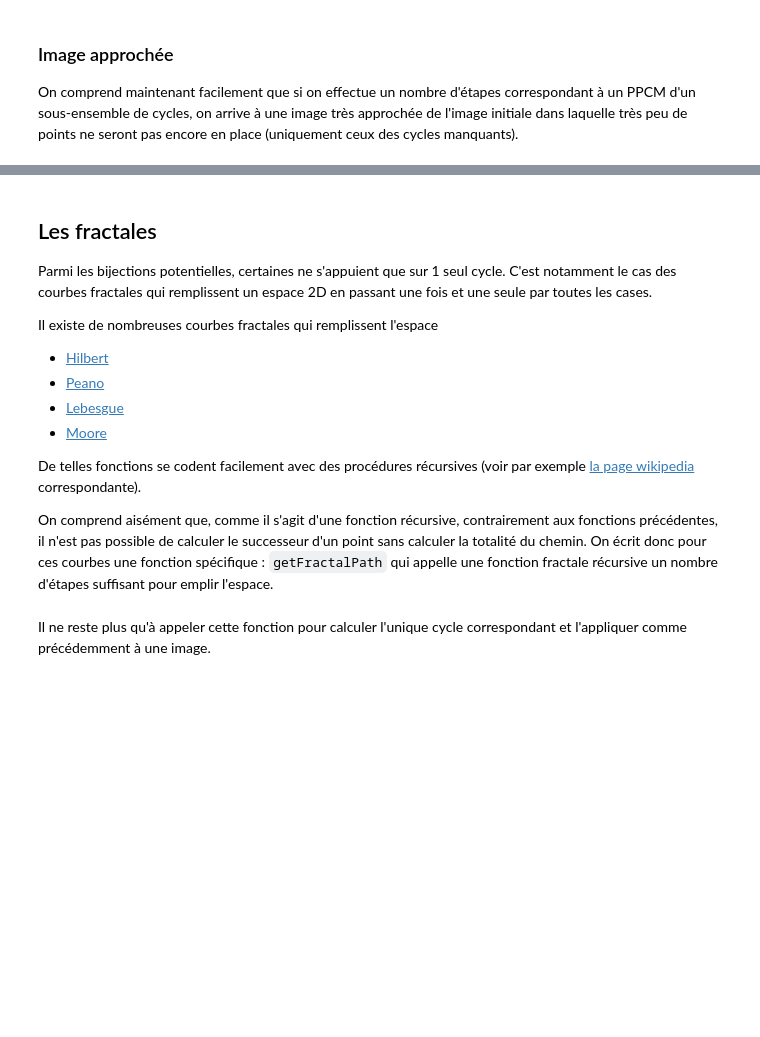
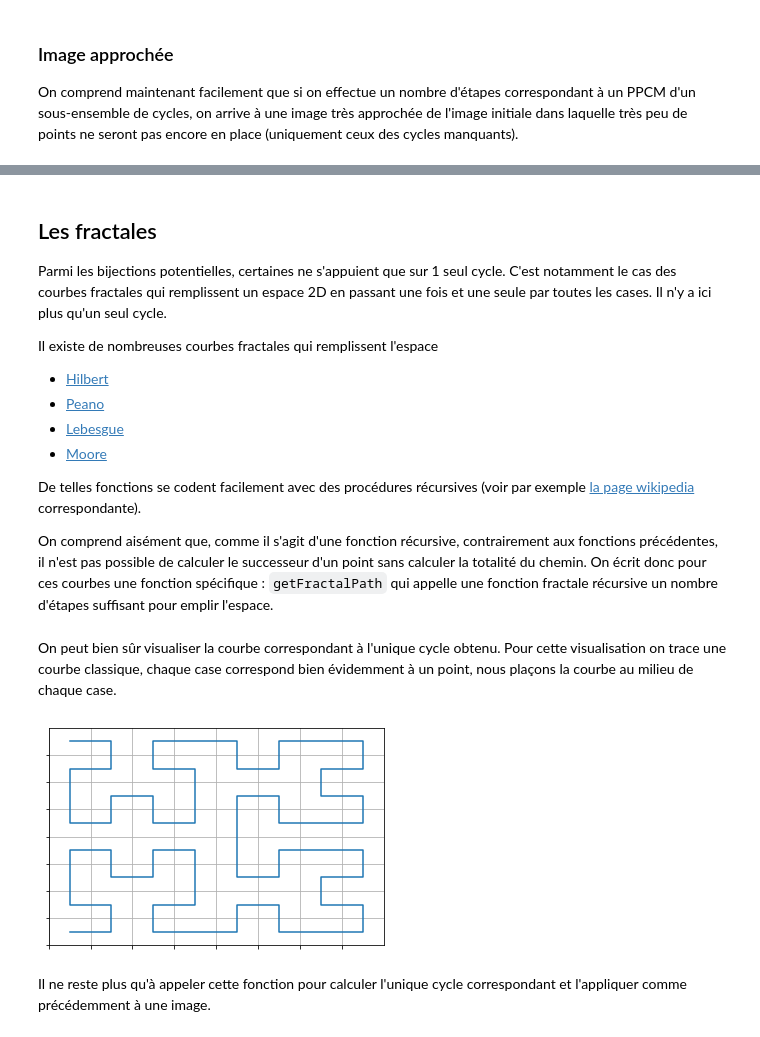
Before and after one commit to cristal-smac/photobooth, a Jupyter notebook: photobooth_fr.ipynb, the cells around one changed output, grey strips where cells are left out. Saved outputs shown, nothing was run; the diff lists cells and outputs as text; code cells hidden in the pictures; blank space fills up the shorter version.

Commit message:
ajout du tracé de courbes et de la transfo lebesgue

```diff
--- a/photobooth_fr.ipynb
+++ b/photobooth_fr.ipynb
@@ -338,6 +390,6 @@ plt.imshow(img2)
 # %% [markdown]
 ## Les fractales
-Parmi les bijections potentielles, certaines ne s'appuient que sur 1 seul cycle. C'est notamment le cas des courbes fractales qui remplissent un espace 2D en passant une fois et une seule par toutes les cases.
+Parmi les bijections potentielles, certaines ne s'appuient que sur 1 seul cycle. C'est notamment le cas des courbes fractales qui remplissent un espace 2D en passant une fois et une seule par toutes les cases. Il n'y a ici plus qu'un seul cycle.
 
 Il existe de nombreuses courbes fractales qui remplissent l'espace
 - [Hilbert](http://fr.wikipedia.org/wiki/Courbe_de_Hilbert)
@@ -367,6 +419,38 @@ def hilbert(x0, y0, xi, xj, yi, yj, n):
                hilbert(x0 + xi // 2, y0 + xj // 2, xi // 2, xj // 2, yi // 2, yj // 2, n - 1) + \
                hilbert(x0 + xi // 2 + yi // 2, y0 + xj // 2 + yj // 2, xi // 2, xj // 2, yi // 2, yj // 2, n - 1) + \
                hilbert(x0 + xi // 2 + yi, y0 + xj // 2 + yj, -yi // 2, -yj // 2, -xi // 2, -xj // 2, n - 1)
+# %% [markdown]
+On peut bien sûr visualiser la courbe correspondant à l'unique cycle obtenu. Pour cette visualisation on trace une courbe classique, chaque case correspond bien évidemment à un point, nous plaçons la courbe au milieu de chaque case.
+# %%
+import math
+
+def drawFractalPath(cycle: list):
+    plt.figure()
+    axis = plt.subplot(1, 1, 1)
+
+    # pour supprimer les axes et les ticks
+    plt.xlim(0, size)
+    plt.ylim(0, size)
+    major_ticks = np.arange(0, size, 1)
+    axis.set_xticks(major_ticks)
+    axis.set_yticks(major_ticks)
+    axis.axes.xaxis.set_ticklabels([])
+    axis.axes.yaxis.set_ticklabels([])
+
+    plt.grid()
+    xs = [ t[0] + 0.5 for t in cycle]
+    ys = [ t[1] + 0.5 for t in cycle]
+    plt.plot(xs, ys)
+    plt.show()
+
+
+# la taille doit être une puissance de 2
+size = pow(2,3)
+bitmap = np.full((size, size), 150, dtype=np.uint8)
+cycle = getFractalPath(bitmap, hilbertFractal)[0]
+drawFractalPath(cycle)
+# %% [output]
+[figure, added]
 # %% [markdown]
 Il ne reste plus qu'à appeler cette fonction pour calculer l'unique cycle correspondant et l'appliquer comme précédemment à une image.
 # %%
```
Also changed, not shown: parts of 22 cells of this notebook.
